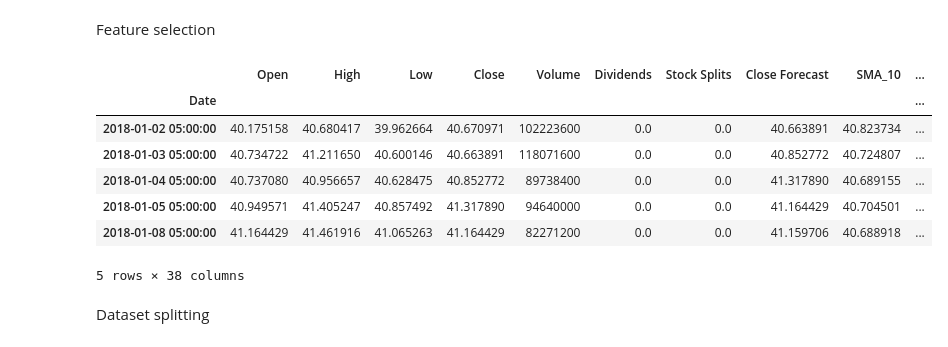
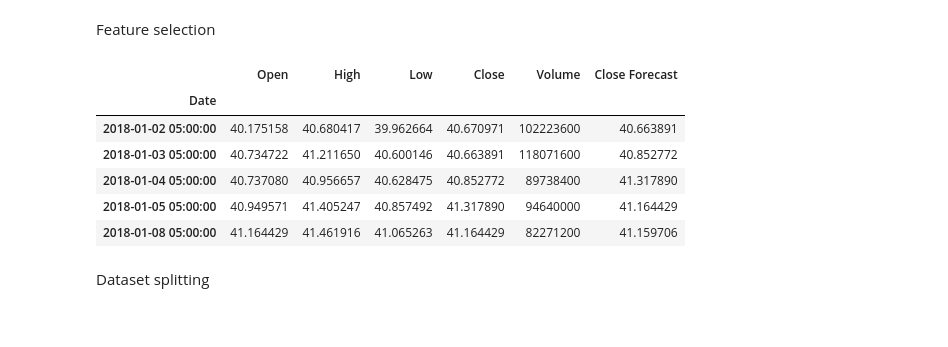
Before and after one commit to luo-simon/stock-predictions, a Jupyter notebook: src/models/4-lstm.ipynb, the cells around one changed output. Cells and saved outputs as stored; diff of their text form; code cells hidden in the pictures.

```diff
--- a/src/models/4-lstm.ipynb
+++ b/src/models/4-lstm.ipynb
@@ -30,22 +27,22 @@ Feature selection
 # %%
 features = ['Open', 'High', 'Low', 'Close', 'Volume', 'Dividends', 'Stock Splits',
        'Close Forecast', 'SMA_10',
        'SMA_20', 'SMA_50', 'EMA_10', 'EMA_20', 'EMA_50', 'RSI_14',
        'upper_band', 'middle_band', 'lower_band', 'macd', 'macdsignal',
        'macdhist', 'OBV', 'ADX', 'AD', 'Aroon_down', 'Aroon_up', 'SlowK',
        'SlowD', 'Williams %R', 'pct_change', 'dayofweek', 'quarter', 'month',
        'year', 'dayofyear', 'dayofmonth', 'weekofyear', 'S&P Close']
+features = ['Open', 'High', 'Low', 'Close', 'Volume', 'Close Forecast']
 df = df[features]
 df.head()
 # %% [output]
-|  | Open | High | Low | Close | Volume | Dividends | Stock Splits | Close Forecast | SMA_10 | ... |
-| Date |  |  |  |  |  |  |  |  |  | ... |
-| 2018-01-02 05:00:00 | 40.175158 | 40.680417 | 39.962664 | 40.670971 | 102223600 | 0.0 | 0.0 | 40.663891 | 40.823734 | ... |
-| 2018-01-03 05:00:00 | 40.734722 | 41.211650 | 40.600146 | 40.663891 | 118071600 | 0.0 | 0.0 | 40.852772 | 40.724807 | ... |
-| 2018-01-04 05:00:00 | 40.737080 | 40.956657 | 40.628475 | 40.852772 | 89738400 | 0.0 | 0.0 | 41.317890 | 40.689155 | ... |
-| 2018-01-05 05:00:00 | 40.949571 | 41.405247 | 40.857492 | 41.317890 | 94640000 | 0.0 | 0.0 | 41.164429 | 40.704501 | ... |
-| 2018-01-08 05:00:00 | 41.164429 | 41.461916 | 41.065263 | 41.164429 | 82271200 | 0.0 | 0.0 | 41.159706 | 40.688918 | ... |
+|  | Open | High | Low | Close | Volume | Close Forecast |
+| Date |  |  |  |  |  |  |
+| 2018-01-02 05:00:00 | 40.175158 | 40.680417 | 39.962664 | 40.670971 | 102223600 | 40.663891 |
+| 2018-01-03 05:00:00 | 40.734722 | 41.211650 | 40.600146 | 40.663891 | 118071600 | 40.852772 |
+| 2018-01-04 05:00:00 | 40.737080 | 40.956657 | 40.628475 | 40.852772 | 89738400 | 41.317890 |
+| 2018-01-05 05:00:00 | 40.949571 | 41.405247 | 40.857492 | 41.317890 | 94640000 | 41.164429 |
+| 2018-01-08 05:00:00 | 41.164429 | 41.461916 | 41.065263 | 41.164429 | 82271200 | 41.159706 |
-5 rows × 38 columns
 # %% [markdown]
 Dataset splitting
 # %%
```
Also changed, not shown: parts of 8 cells of this notebook, 4 other files.
